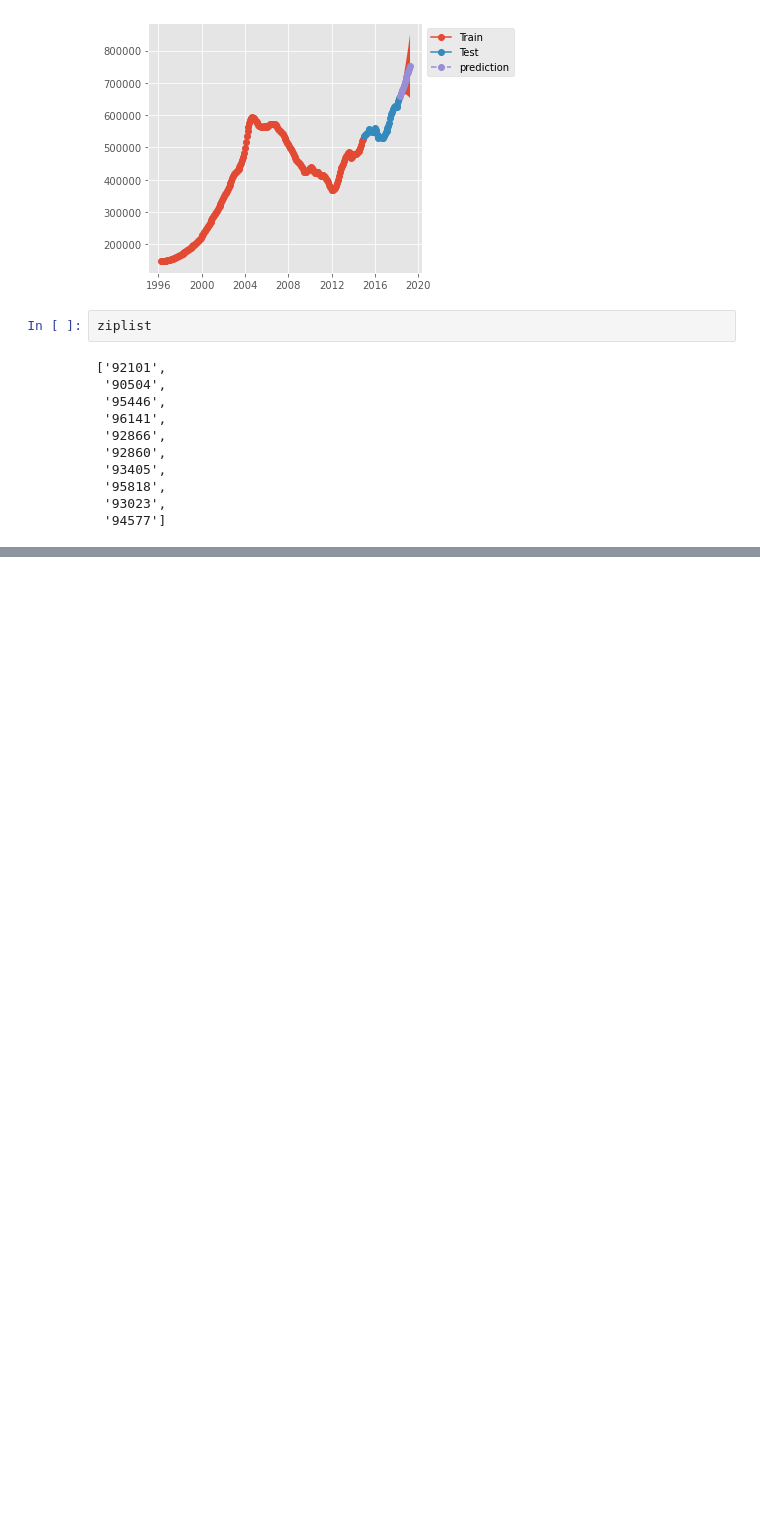
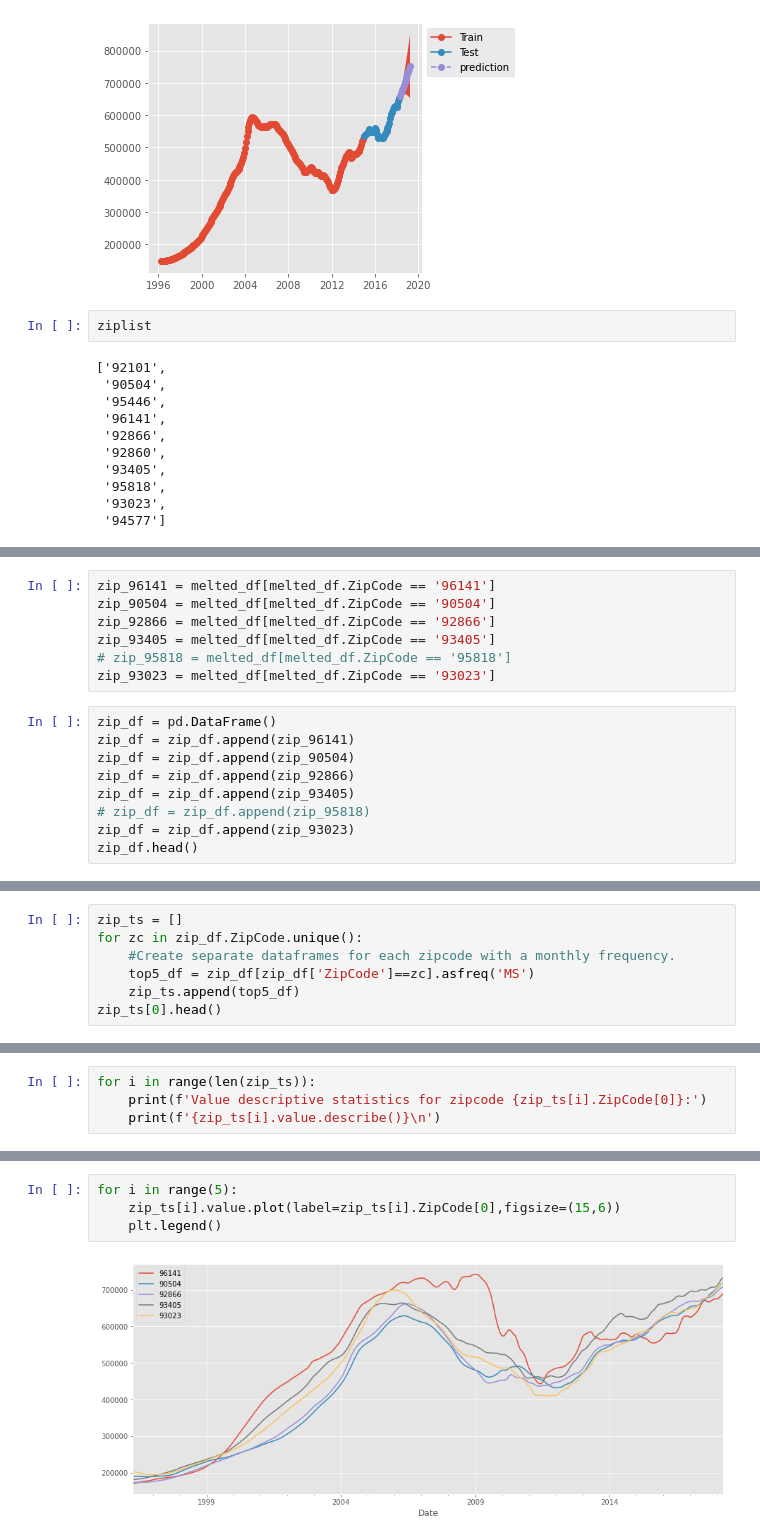
Before and after one commit to Milenaafeworki/Time-Series-prediction, a Jupyter notebook: starter_notebook.ipynb, the cells around one changed output, grey strips where cells are left out. Drawn from its saved outputs; the diff is of its cells as text; blank space fills up the shorter version.

```diff
--- a/starter_notebook.ipynb
+++ b/starter_notebook.ipynb
@@ -917,0 +931,16 @@ SARIMAX Results
+# %%
+zip_96141 = melted_df[melted_df.ZipCode == '96141']
+zip_90504 = melted_df[melted_df.ZipCode == '90504']
+zip_92866 = melted_df[melted_df.ZipCode == '92866']
+zip_93405 = melted_df[melted_df.ZipCode == '93405']
+# zip_95818 = melted_df[melted_df.ZipCode == '95818']
+zip_93023 = melted_df[melted_df.ZipCode == '93023']
+# %%
+zip_df = pd.DataFrame()
+zip_df = zip_df.append(zip_96141)
+zip_df = zip_df.append(zip_90504)
+zip_df = zip_df.append(zip_92866)
+zip_df = zip_df.append(zip_93405)
+# zip_df = zip_df.append(zip_95818)
+zip_df = zip_df.append(zip_93023)
+zip_df.head()
@@ -917,0 +955,7 @@ SARIMAX Results
+# %%
+zip_ts = []
+for zc in zip_df.ZipCode.unique():
+    #Create separate dataframes for each zipcode with a monthly frequency.
+    top5_df = zip_df[zip_df['ZipCode']==zc].asfreq('MS')
+    zip_ts.append(top5_df)
+zip_ts[0].head()
@@ -917,0 +970,4 @@ SARIMAX Results
+# %%
+for i in range(len(zip_ts)):
+    print(f'Value descriptive statistics for zipcode {zip_ts[i].ZipCode[0]}:')
+    print(f'{zip_ts[i].value.describe()}\n')
@@ -917,0 +992,6 @@ SARIMAX Results
+# %%
+for i in range(5):
+    zip_ts[i].value.plot(label=zip_ts[i].ZipCode[0],figsize=(15,6))
+    plt.legend()
+# %% [output]
+[figure, added]
```
Also changed, not shown: parts of 39 cells of this notebook.
